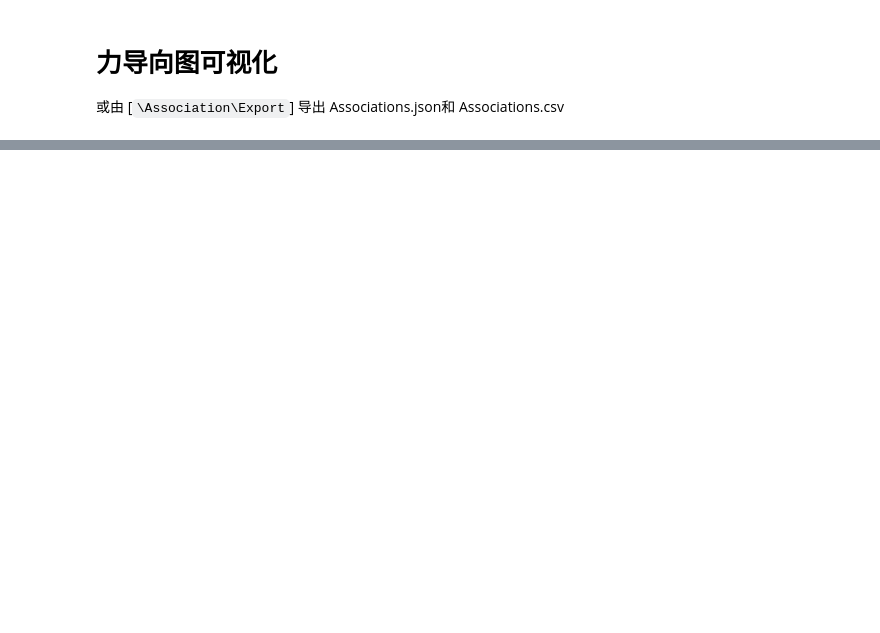
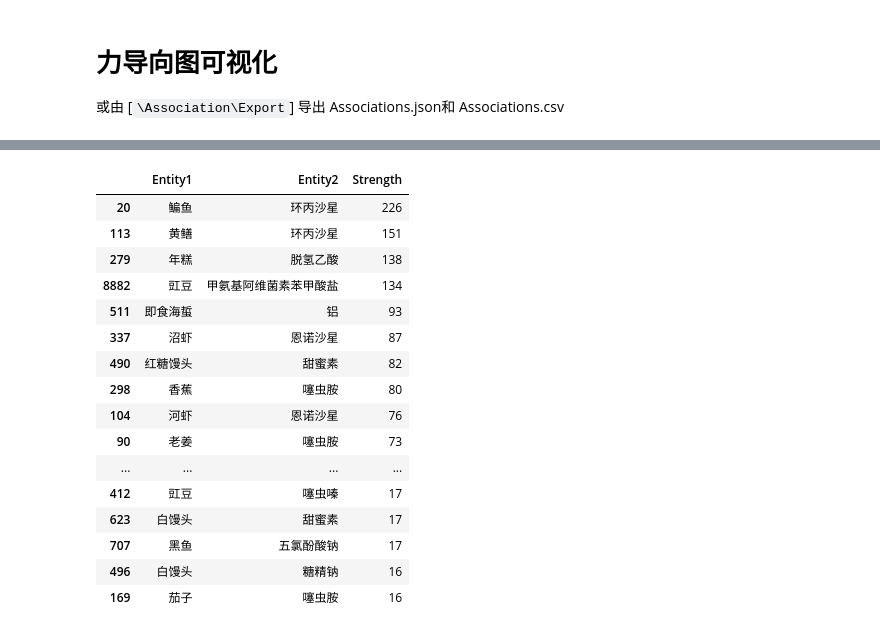
Before and after one commit to zhangys11/nlp, a Jupyter notebook: case_study/food_additives/Main.ipynb, the cells around one changed output, grey strips where cells are left out. Saved outputs shown, nothing was run; the diff lists cells and outputs as text; code cells hidden in the pictures; blank space fills up the shorter version.

```diff
--- a/case_study/food_additives/Main.ipynb
+++ b/case_study/food_additives/Main.ipynb
@@ -673,0 +778,20 @@ graph.write_png('g.png')
+# %%
+df_assoc.sort_values(by='Strength', ascending = False).head(50)
+# %% [output]
+|  | Entity1 | Entity2 | Strength |
+| 20 | 鳊鱼 | 环丙沙星 | 226 |
+| 113 | 黄鳝 | 环丙沙星 | 151 |
+| 279 | 年糕 | 脱氢乙酸 | 138 |
+| 8882 | 豇豆 | 甲氨基阿维菌素苯甲酸盐 | 134 |
+| 511 | 即食海蜇 | 铝 | 93 |
+| 337 | 沼虾 | 恩诺沙星 | 87 |
+| 490 | 红糖馒头 | 甜蜜素 | 82 |
+| 298 | 香蕉 | 噻虫胺 | 80 |
+| 104 | 河虾 | 恩诺沙星 | 76 |
+| 90 | 老姜 | 噻虫胺 | 73 |
+| ... | ... | ... | ... |
+| 412 | 豇豆 | 噻虫嗪 | 17 |
+| 623 | 白馒头 | 甜蜜素 | 17 |
+| 707 | 黑鱼 | 五氯酚酸钠 | 17 |
+| 496 | 白馒头 | 糖精钠 | 16 |
+| 169 | 茄子 | 噻虫胺 | 16 |
```
Also changed, not shown: parts of 32 cells of this notebook, 21 other files.
